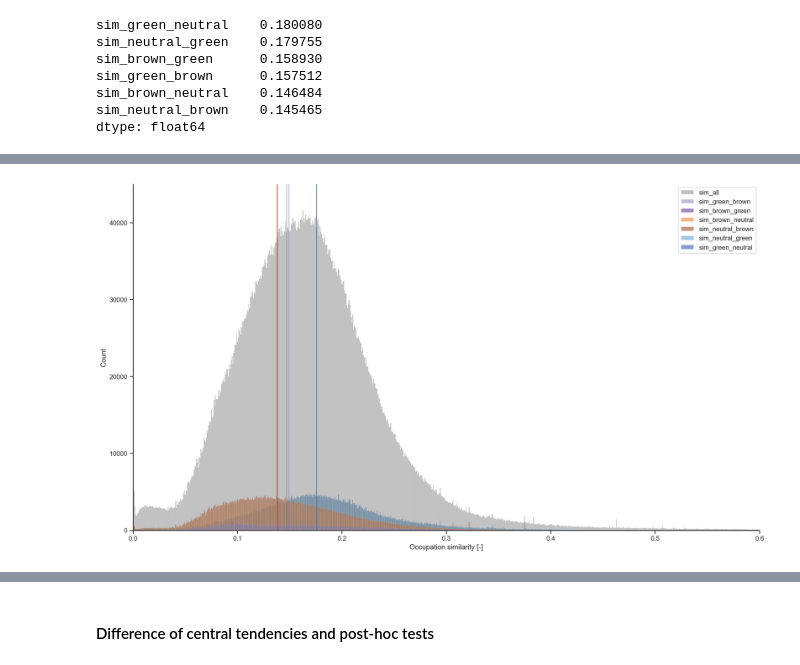
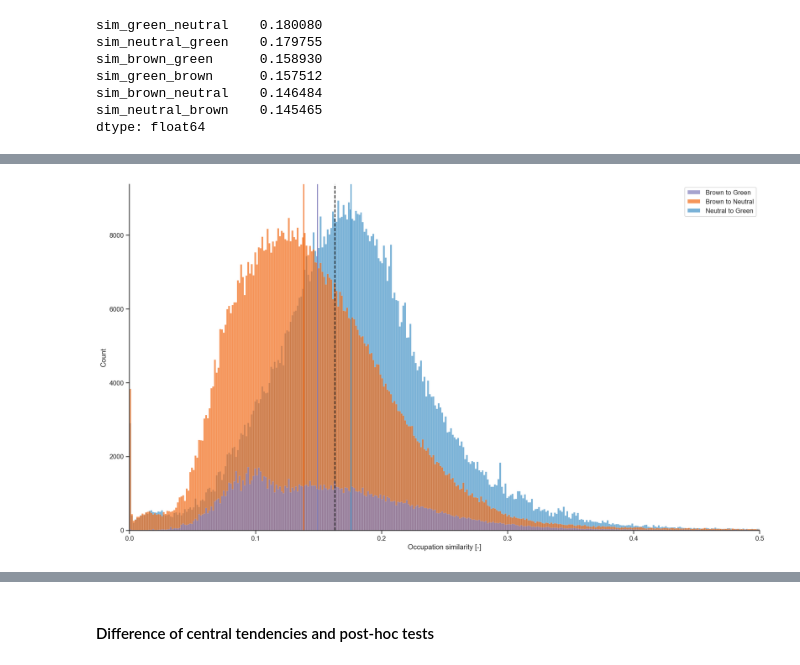
Before and after one commit to derpyninja/rejet, a Jupyter notebook: notebooks/16-fz-reskilling-intensity-analysis.ipynb, the cells around one changed output, grey strips where cells are left out. Cells and saved outputs as stored; diff of their text form; code cells hidden in the pictures.

Commit message:
integrated flos feedback in plots

```diff
--- a/notebooks/16-fz-reskilling-intensity-analysis.ipynb
+++ b/notebooks/16-fz-reskilling-intensity-analysis.ipynb
@@ -368,7 +365,7 @@ sim_brown_neutral    0.146484
 sim_neutral_brown    0.145465
 dtype: float64
 # %%
-vline_colors = ["#807dba", "#4a1486", "#f16913", "#8c2d04", "#4292c6", "#084594"]
+vline_colors = ["#4a1486", "#807dba", "#f16913", "#8c2d04", "#4292c6", "#084594"]
 alpha = 0.5
 
 ax = sns.histplot(
@@ -390,8 +387,8 @@ sns.despine()
 plt.tight_layout()
 
 plt.savefig(
-    os.path.join(figure_dir, "RQ3", "avg_sims_histogram_v2.png"),
+    os.path.join(figure_dir, "RQ3", "avg_sims_histogram_v2_appendix.png"),
     bbox_inches="tight",
-    dpi=150
+    dpi=300
 )
 # %% [output]
@@ -399,27 +421,37 @@ plt.savefig(
 # %%
-vline_colors = ["grey", "#807dba", "#4a1486", "#f16913", "#8c2d04", "#4292c6", "#084594"]
-alpha = 0.5
+col_sel = ["sim_brown_green", "sim_brown_neutral", "sim_neutral_green"]
+col_rename = {
+    "sim_brown_green":"Brown to Green",
+    "sim_brown_neutral": "Brown to Neutral",
+    "sim_neutral_green": "Neutral to Green"
+}
+
+# ["#807dba", "#4a1486", "#f16913", "#8c2d04", "#4292c6", "#084594"]
+vline_colors = ["#807dba", "#f16913", "#4292c6"]
+alpha = 0.7
 
 ax = sns.histplot(
-    data=df2,
+    data=df[col_sel].rename(columns=col_rename),
     stat="count",
     palette=vline_colors,
-    alpha=alpha
+    alpha=alpha,
 )
 
-for val, color in zip(df.median().values, vline_colors):
-    ax.axvline(val, color=color, alpha=alpha)
+for val, color in zip(df[col_sel].median().values, vline_colors):
+    ax.axvline(val, color=color)
 
-ax.set_xlim(0, 0.6)
+# indicate overall median
+ax.axvline(df2.sim_all.median(), color="black", linestyle="--", label="sim_all")
+ax.set_xlim(0, 0.5)
 ax.set_xlabel("Occupation similarity [-]")
 
 sns.despine()
 plt.tight_layout()
 
 plt.savefig(
-    os.path.join(figure_dir, "RQ3", "avg_sims_histogram_v3.png"),
+    os.path.join(figure_dir, "RQ3", "avg_sims_histogram_v2_main.png"),
     bbox_inches="tight",
-    dpi=150
+    dpi=300
 )
 # %% [output]
-[figure, old version]
+[figure, new version]
```
Also changed, not shown: parts of 15 cells of this notebook, 13 other files.
